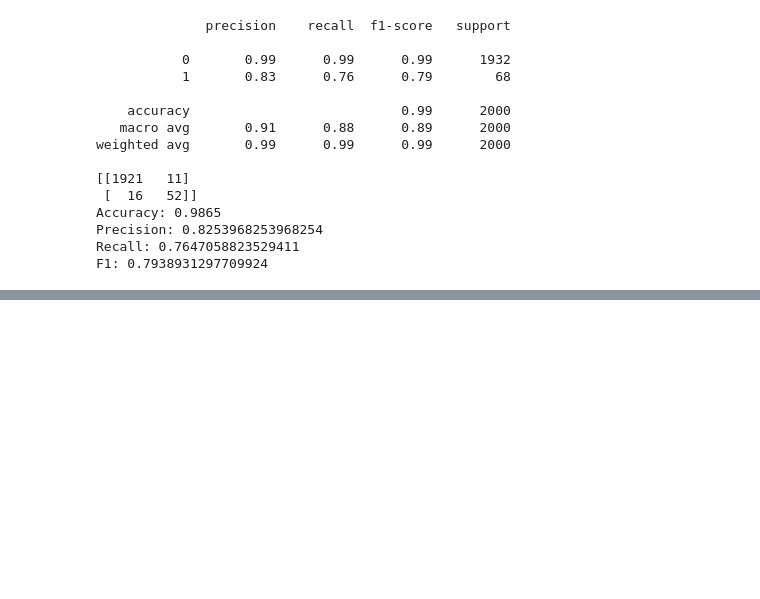
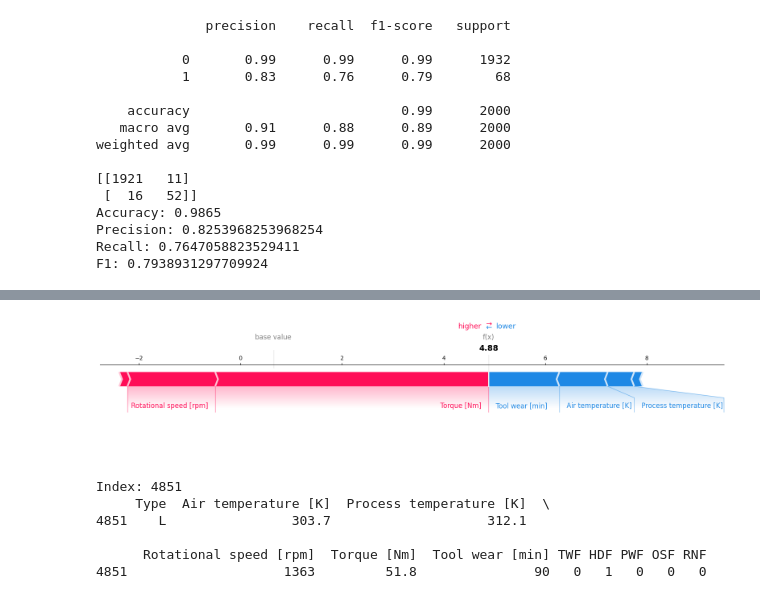
Before and after one commit to yashbhatt0508/Predictive-Maintainance, a Jupyter notebook: predictive_maintainance.ipynb, the cells around one changed output, grey strips where cells are left out. Drawn from its saved outputs; the diff is of its cells as text; code cells hidden in the pictures; blank space fills up the shorter version.

```diff
--- a/predictive_maintainance.ipynb
+++ b/predictive_maintainance.ipynb
@@ -1205,0 +1485,27 @@ F1: 0.7938931297709924
+# %%
+sample = X_test.loc[[sample_index]]
+sample_transformed = best_xgb.named_steps["preprocessor"].transform(sample)
+sample_shap = explainer.shap_values(sample_transformed)
+# %%
+shap.force_plot(
+    explainer.expected_value,
+    sample_shap[0],
+    feature_names=feature_names,
+    matplotlib=True
+)
+# %% [output]
+[figure, added]
+# %%
+fn_index = false_negatives.index[0]
+
+fn_sample = X_test.loc[[fn_index]]
+
+print("Index:", fn_index)
+print(fn_sample)
+# %% [output]
+Index: 4851
+     Type  Air temperature [K]  Process temperature [K]  \
+4851    L                303.7                    312.1
+
+      Rotational speed [rpm]  Torque [Nm]  Tool wear [min] TWF HDF PWF OSF RNF
+4851                    1363         51.8               90   0   1   0   0   0
```
Also changed, not shown: parts of 28 cells of this notebook.
